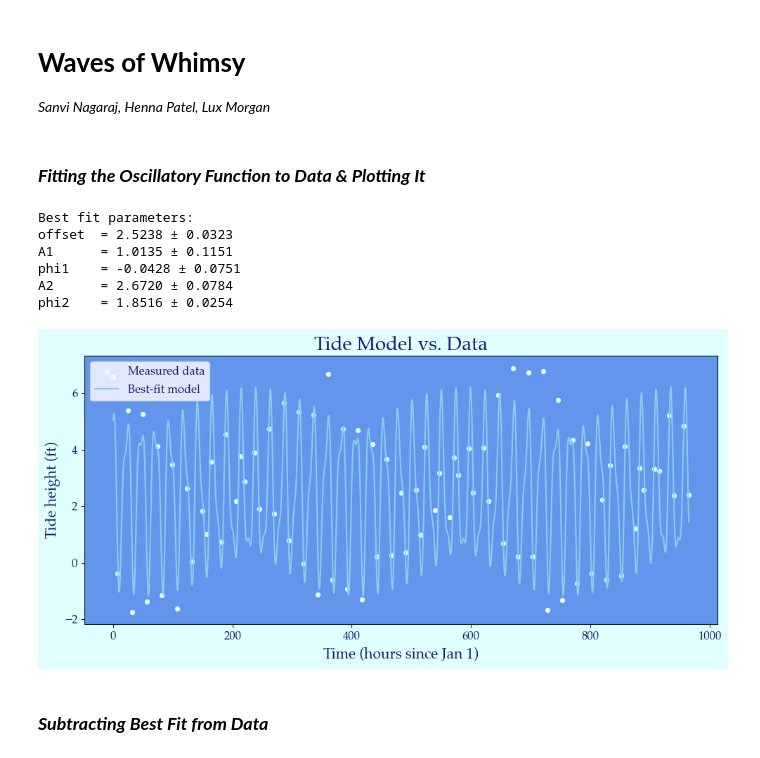
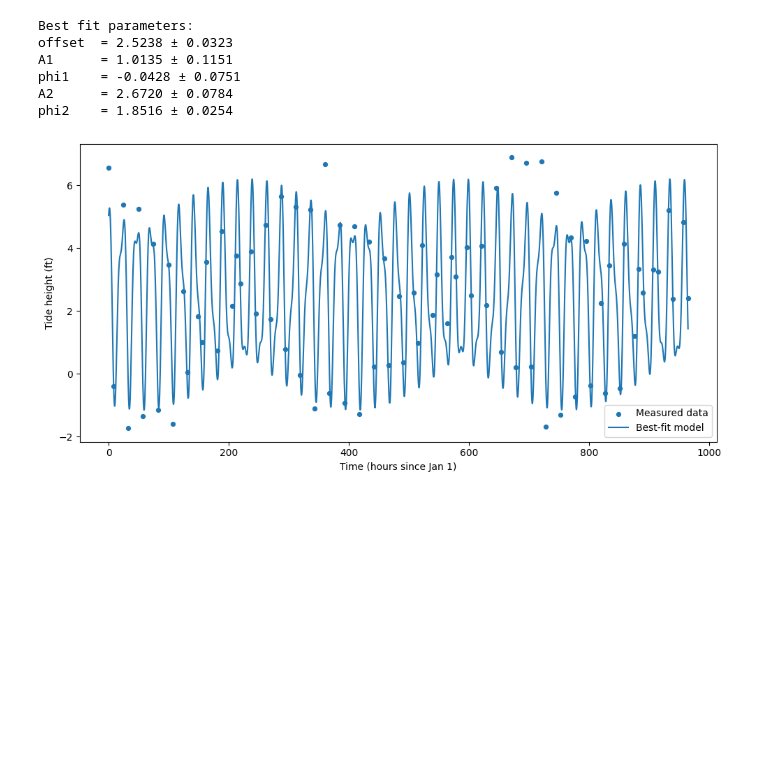
Before and after one commit to hennaptl/Tide_Project, a Jupyter notebook: waves_of_whimsy.ipynb, the cells around one changed output. Cells and saved outputs as stored; diff of their text form; code cells hidden in the pictures; blank space fills up the shorter version.

```diff
--- a/waves_of_whimsy.ipynb
+++ b/waves_of_whimsy.ipynb
@@ -1,6 +1,3 @@
-# %% [markdown]
-# **Waves of Whimsy**
-*Sanvi Nagaraj, Henna Patel, Lux Morgan*
 # %%
 import numpy as np
 import pandas as pd
@@ -9,7 +5,5 @@ from astropy.table import Table
 import matplotlib.pyplot as plt
 from scipy.optimize import curve_fit
-# %% [markdown]
-### ***Fitting the Oscillatory Function to Data & Plotting It***
 # %%
 #basically a chunk of text, need everything as a string cuz it was having trouble reading it
 raw_data = """
@@ -100,9 +94,9 @@ raw_data = """
 rows = [] #make an empt list so evrything in it is tuple
 for line in raw_data.strip().split("\n"): #for loop goes through eachline at time (in raw_data), takes out empt space &splits the text into lines
     parts = line.split() #split line by spaces into string list
-    if len(parts) != 3:
-        print("Skipping malformed line:", line)
-        continue
+    #if len(parts) != 3:
+        #print("Skipping malformed line:", line)
+        #continue
     day, t, h = parts #sorts elelments in list into dif variables
     day = int(day) #need to convert day from string to integer
     height = float(h) #need to convert tide from string to float
@@ -150,52 +144,37 @@ sigma = np.full_like(y, 0.25) #make an array same amount of values of height, bu
 p0 = [2.5, 1.0, 0, 2.0, 0]  # initial guesses
 #(offest, A1, phi1, A2, phi2)
 
 popt, pcov = curve_fit(model, t, y, sigma=sigma, absolute_sigma=True, p0=p0) #best fit curve using non linear least squares
 perr = np.sqrt(np.diag(pcov))
 
 #sigma=sigma gives the error for each measurement
 #absolute_sigma=True tells curve_fit to treat sigma as real physical errors, not relative weights
 #p0=p0 starting guesses defined above
 #popt = best-fit parameters (offset, A1, phi1, A2, phi2)
 #pcov = covariance matrix, used to compute uncertainties in parameters (idk chat gpt gave this portion)
 
 print("Best fit parameters:")
 for name, val, err in zip(["offset","A1","phi1","A2","phi2"], popt, perr): #combines everything together in a nice statement
     print(f"{name:7s} = {val:.4f} ± {err:.4f}") #make sure names r in a column, restrict decimal points
 
 t_fit = np.linspace(t.min(), t.max(), 2000) #creates 2000 evenly spaced points from the earliest to latest time, smooth curve
 y_fit = model(t_fit, *popt) #*popt unpacks the array into the 5 arguments of model()
 # produces the y-values of the fitted model at the smooth times
 
-
-#and here's where we customize! yay! plenty of blues because we're talking about the ocean. - lux
-
-fig = plt.figure(figsize=(10,5), facecolor="lightcyan", edgecolor ="blue")
-ax = fig.add_subplot (111)
-ax.set_facecolor ("cornflowerblue")
-plt.scatter(t, y, s=18, facecolor="lightcyan", label="Measured data") #small/medium dots
-plt.plot(t_fit, y_fit, color = "skyblue", linewidth = 1.5, label="Best-fit model")
-
-plt.rcParams['text.color'] = 'midnightblue'
-plt.rcParams['axes.labelcolor'] = 'midnightblue' # For axis labels
-plt.rcParams['xtick.color'] = 'midnightblue'    # For x-axis tick labels
-plt.rcParams['ytick.color'] = 'midnightblue'    # For y-axis tick labels
-plt.rc('font',family='palatino')
-plt.title('Tide Model vs. Data', fontsize=20)
-plt.xlabel("Time (hours since Jan 1)", fontsize=15)
-plt.ylabel("Tide height (ft)", fontsize=15)
-plt.rcParams.update({'font.size': 12})
-plt.legend(fontsize=12)
+plt.figure(figsize=(10,5))
+plt.scatter(t, y, s=18, label="Measured data") #small/medium dots
+plt.plot(t_fit, y_fit, label="Best-fit model")
+plt.xlabel("Time (hours since Jan 1)")
+plt.ylabel("Tide height (ft)")
+plt.legend()
 plt.tight_layout()
 plt.savefig("tide_model_vs_data.pdf")
 plt.show()
 # %% [output]
 Best fit parameters:
 offset  = 2.5238 ± 0.0323
 A1      = 1.0135 ± 0.1151
 phi1    = -0.0428 ± 0.0751
 A2      = 2.6720 ± 0.0784
 phi2    = 1.8516 ± 0.0254
-[figure, old version]
+[figure, new version]
-# %% [markdown]
-### ***Subtracting Best Fit from Data***
```
Also changed, not shown: parts of 4 cells of this notebook.
